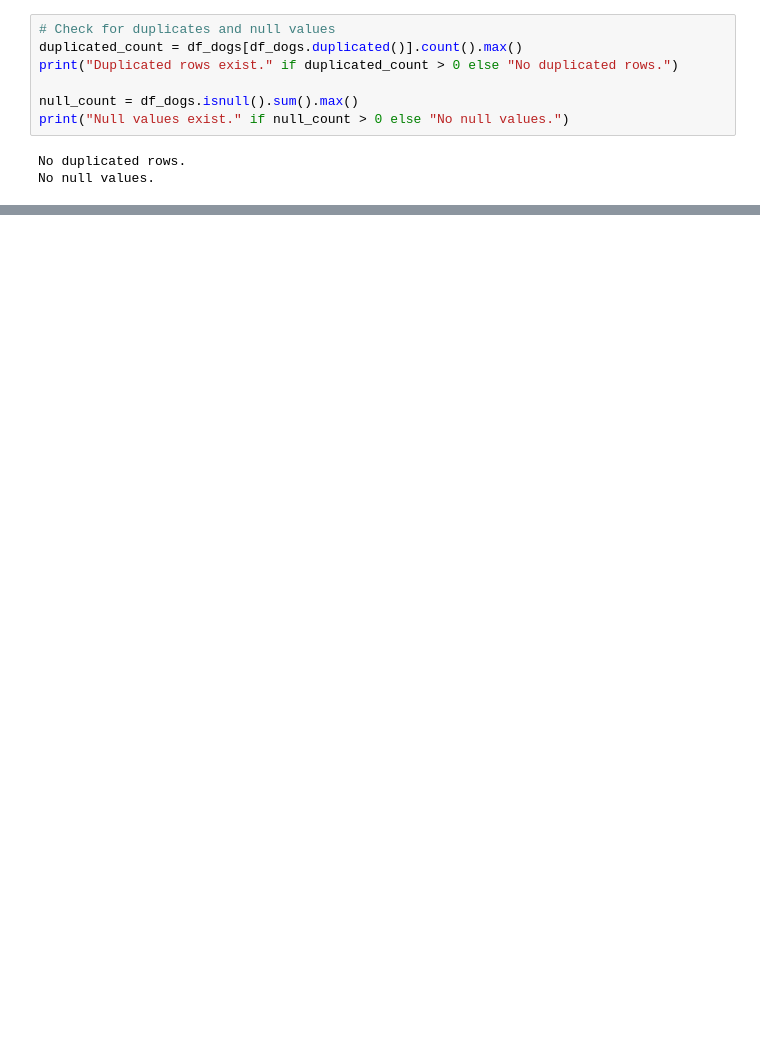
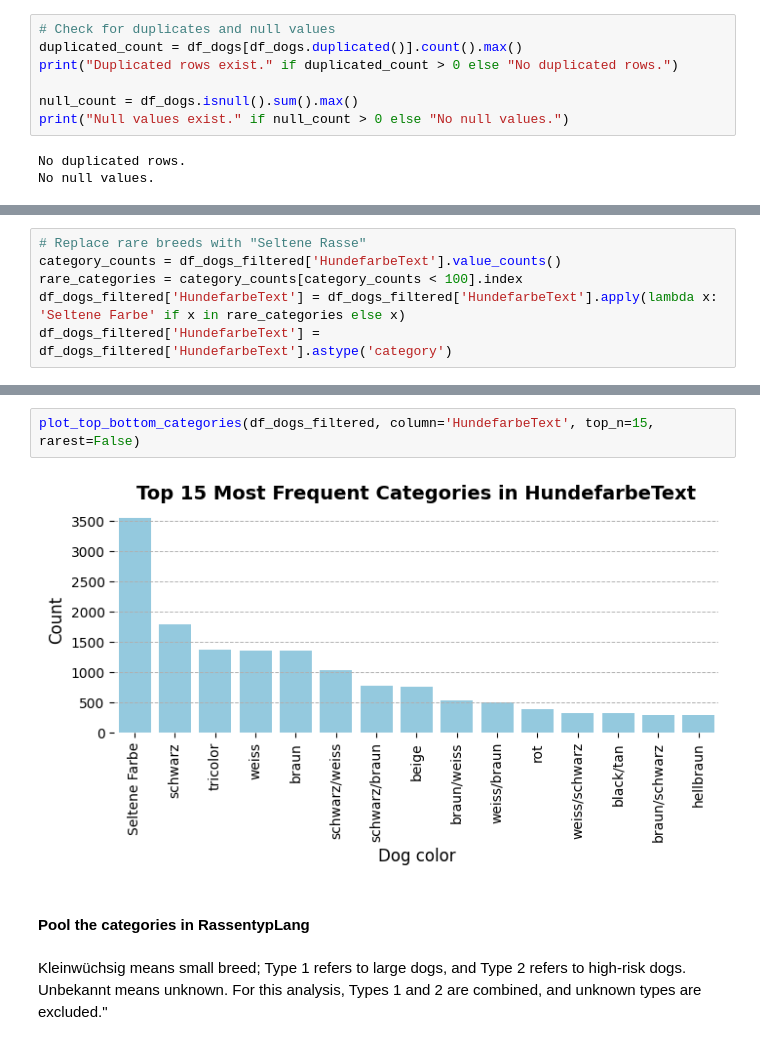
Before and after one commit to guidons/Dog-Breed-Prediction-ML-Project, a Jupyter notebook: final-project.ipynb, the cells around one changed output, grey strips where cells are left out. Cells and saved outputs as stored; diff of their text form; blank space fills up the shorter version.

```diff
--- a/final-project.ipynb
+++ b/final-project.ipynb
@@ -424,0 +358,6 @@ Null values exist.
+# %%
+# Replace rare breeds with "Seltene Rasse"
+category_counts = df_dogs_filtered['HundefarbeText'].value_counts()
+rare_categories = category_counts[category_counts < 100].index
+df_dogs_filtered['HundefarbeText'] = df_dogs_filtered['HundefarbeText'].apply(lambda x: 'Seltene Farbe' if x in rare_categories else x)
+df_dogs_filtered['HundefarbeText'] = df_dogs_filtered['HundefarbeText'].astype('category')
@@ -424,0 +384,8 @@ Null values exist.
+# %%
+plot_top_bottom_categories(df_dogs_filtered, column='HundefarbeText', top_n=15, rarest=False)
+# %% [output]
+[figure, added]
+# %% [markdown]
+#### Pool the categories in RassentypLang
+# %% [markdown]
+Kleinwüchsig means small breed; Type 1 refers to large dogs, and Type 2 refers to high-risk dogs. Unbekannt means unknown. For this analysis, Types 1 and 2 are combined, and unknown types are excluded."
```
Also changed, not shown: parts of 84 cells of this notebook, 2 other files.
